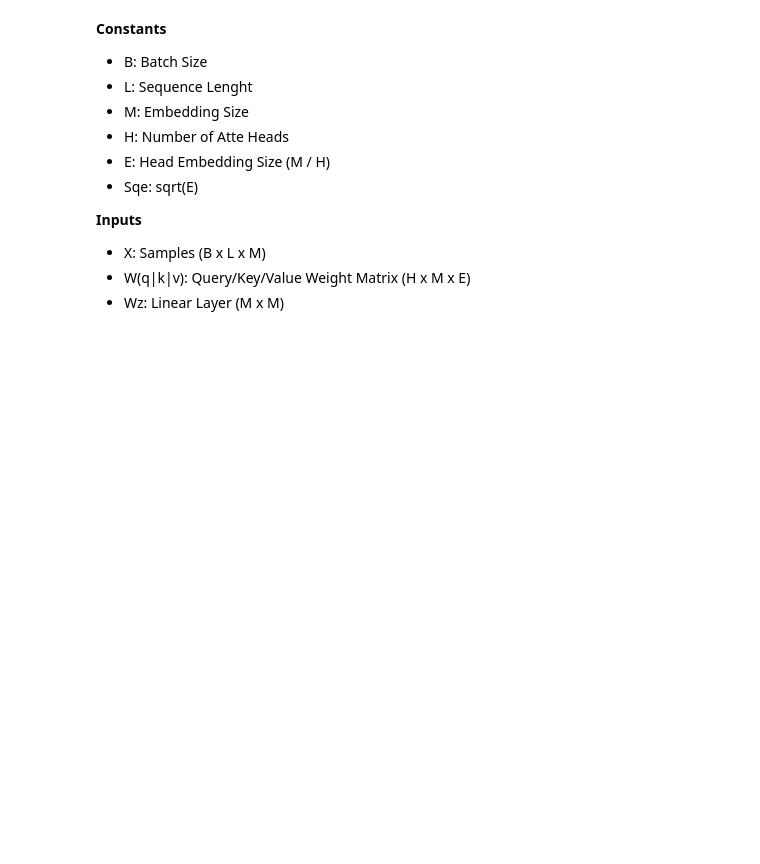
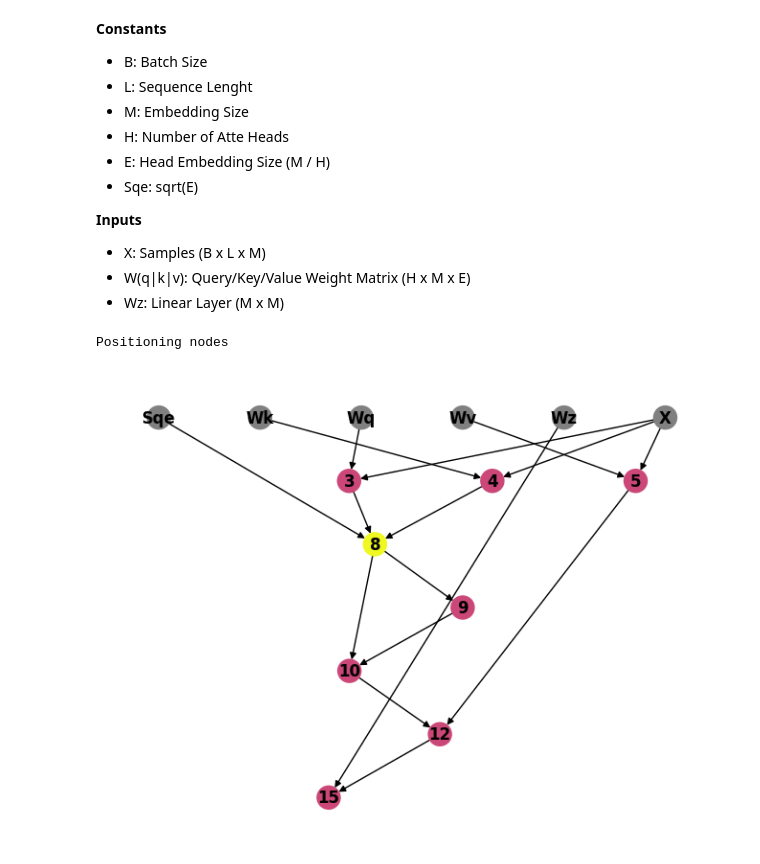
Before and after one commit to Helmholtz-AI-Energy/tensorcraft, a Jupyter notebook: notebooks/compiler_basics.ipynb, the cells around one changed output. Saved outputs shown, nothing was run; the diff lists cells and outputs as text; code cells hidden in the pictures; blank space fills up the shorter version.

```diff
--- a/notebooks/compiler_basics.ipynb
+++ b/notebooks/compiler_basics.ipynb
@@ -264,20 +284,23 @@ Positioning nodes
 # %%
 code = """
 # Query, Key, Value
 Q[i,j,k,l] += X[i,k,m] * Wq[j,m,l] # (B x H x L x E)
 K[i,j,k,l] += X[i,k,m] * Wk[j,m,l] # (B x H x L x E)
 V[i,j,k,l] += X[i,k,m] * Wv[j,m,l] # (B x H x L x E)
 
 # Attention
 A[i,j,k,m] += (Q[i,j,k,l] * K[i,j,m,l]) / Sqe # (B x H x L x L)
-Denom[i,j,k] += e ^ A[i,j,k,m] # (B x H x L)
+Denom[i,j,k] += exp(A[i,j,k,m]) # (B x H x L)
 Softmax[i,j,k,m] = A[i,j,k,m] / Denom[i,j,k] # (B x H x L x L)
 
 Atte[i,j,(kl)] += Softmax[i,k,j,m] * V[i,k,m,l] # (B x L x M)
 
 # Linear
 Z[i,j,l] += Atte[i,j,k] * Wz[k, l] # (B x L x M)
 """
 conjugate_gradient_kernel = tc.compile(code)
 
 draw_program_graph(conjugate_gradient_kernel, color_by='opcount')
+# %% [output]
+Positioning nodes
+[figure, added]
```
Also changed, not shown: parts of 7 cells of this notebook, 3 other files.
